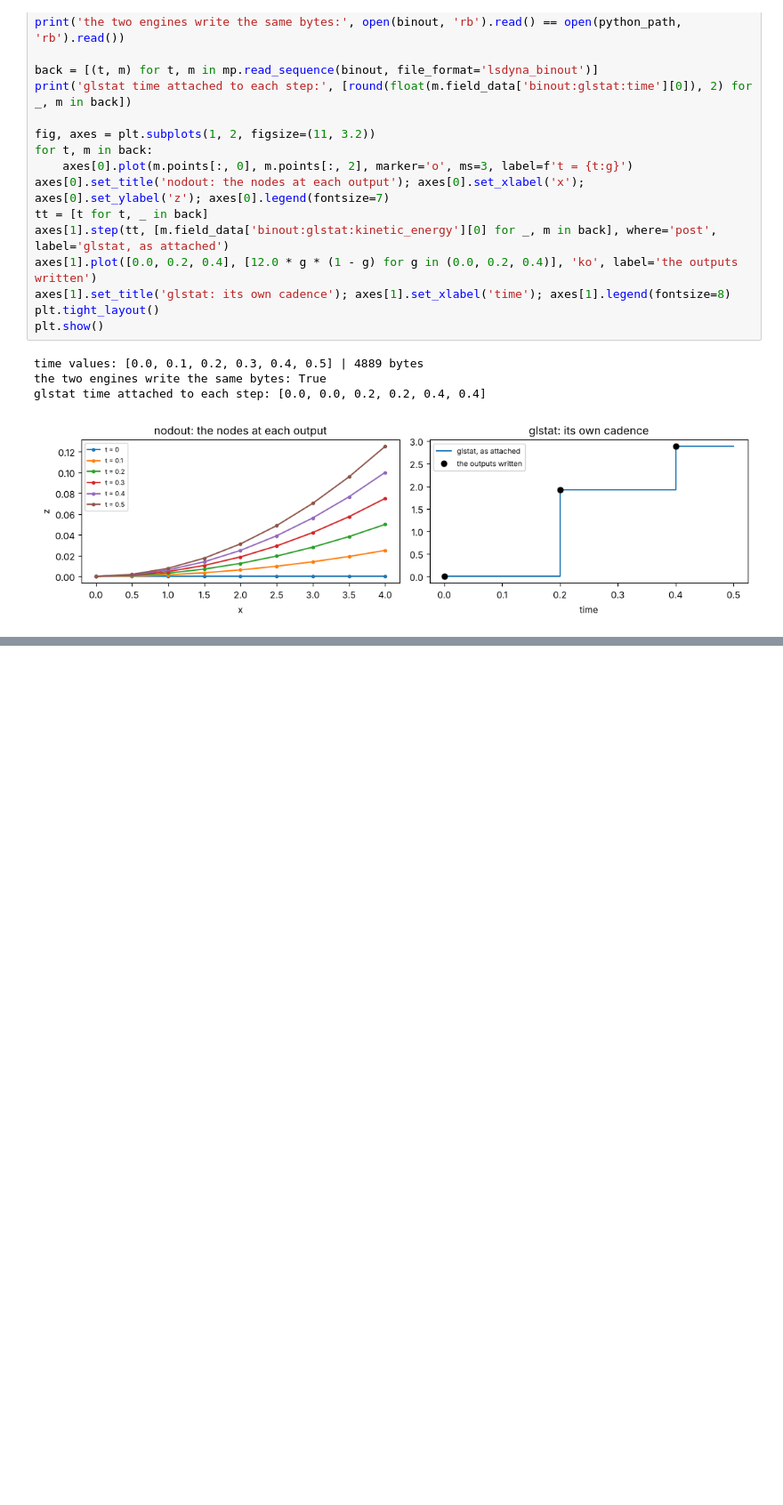
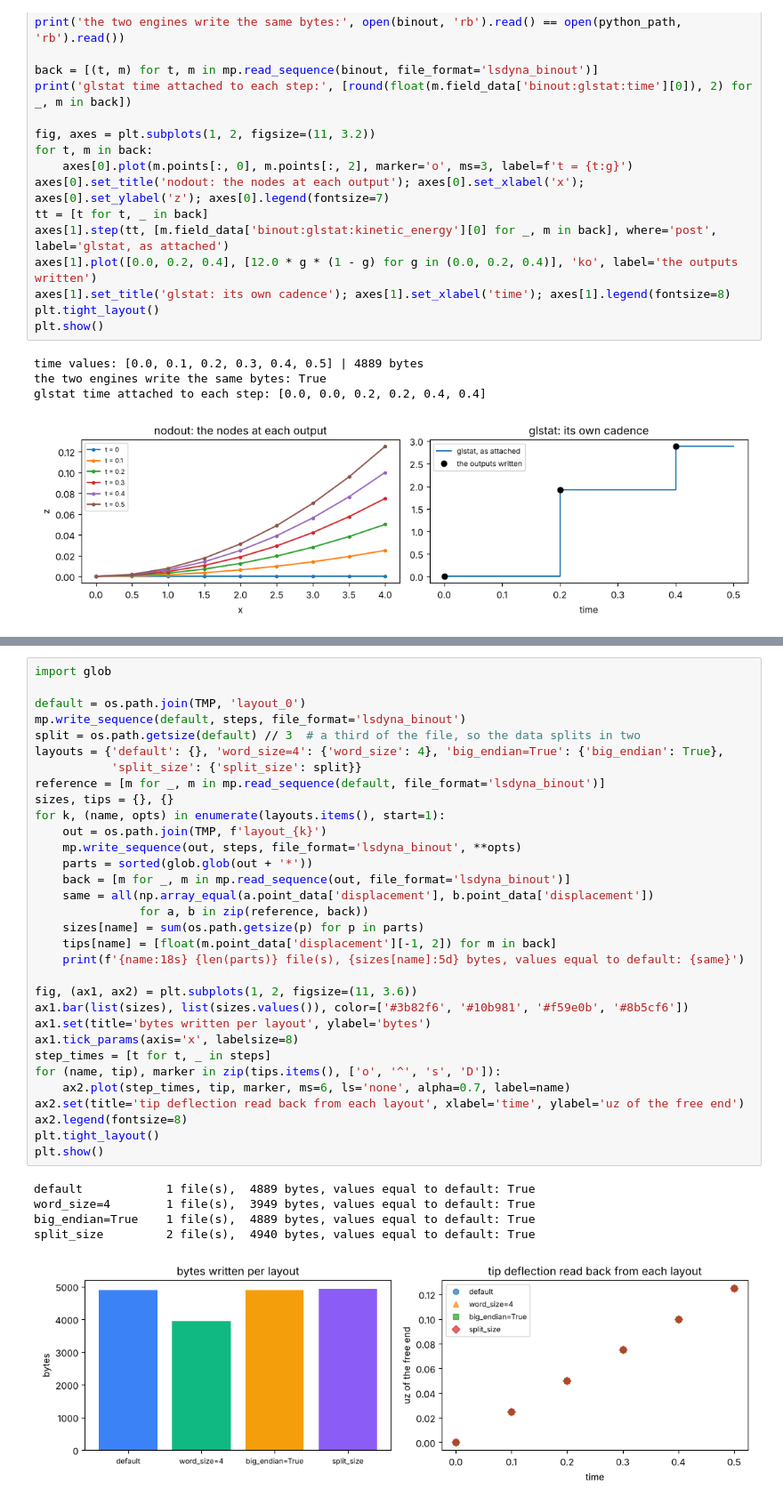
Before and after one commit to loumalouomega/meshioplusplus, a Jupyter notebook: example/python/24_format_parity.ipynb, the cells around one changed output, grey strips where cells are left out. Shown at 89% size. Cells and saved outputs as stored; diff of their text form; blank space fills up the shorter version.

```diff
--- a/example/python/24_format_parity.ipynb
+++ b/example/python/24_format_parity.ipynb
@@ -668,0 +640,38 @@ increments: [(1, 1), (1, 2), (1, 3)]
+# %%
+import glob
+
+default = os.path.join(TMP, 'layout_0')
+mp.write_sequence(default, steps, file_format='lsdyna_binout')
+split = os.path.getsize(default) // 3  # a third of the file, so the data splits in two
+layouts = {'default': {}, 'word_size=4': {'word_size': 4}, 'big_endian=True': {'big_endian': True},
+           'split_size': {'split_size': split}}
+reference = [m for _, m in mp.read_sequence(default, file_format='lsdyna_binout')]
+sizes, tips = {}, {}
+for k, (name, opts) in enumerate(layouts.items(), start=1):
+    out = os.path.join(TMP, f'layout_{k}')
+    mp.write_sequence(out, steps, file_format='lsdyna_binout', **opts)
+    parts = sorted(glob.glob(out + '*'))
+    back = [m for _, m in mp.read_sequence(out, file_format='lsdyna_binout')]
+    same = all(np.array_equal(a.point_data['displacement'], b.point_data['displacement'])
+               for a, b in zip(reference, back))
+    sizes[name] = sum(os.path.getsize(p) for p in parts)
+    tips[name] = [float(m.point_data['displacement'][-1, 2]) for m in back]
+    print(f'{name:18s} {len(parts)} file(s), {sizes[name]:5d} bytes, values equal to default: {same}')
+
+fig, (ax1, ax2) = plt.subplots(1, 2, figsize=(11, 3.6))
+ax1.bar(list(sizes), list(sizes.values()), color=['#3b82f6', '#10b981', '#f59e0b', '#8b5cf6'])
+ax1.set(title='bytes written per layout', ylabel='bytes')
+ax1.tick_params(axis='x', labelsize=8)
+step_times = [t for t, _ in steps]
+for (name, tip), marker in zip(tips.items(), ['o', '^', 's', 'D']):
+    ax2.plot(step_times, tip, marker, ms=6, ls='none', alpha=0.7, label=name)
+ax2.set(title='tip deflection read back from each layout', xlabel='time', ylabel='uz of the free end')
+ax2.legend(fontsize=8)
+plt.tight_layout()
+plt.show()
+# %% [output]
+default            1 file(s),  4889 bytes, values equal to default: True
+word_size=4        1 file(s),  3949 bytes, values equal to default: True
+big_endian=True    1 file(s),  4889 bytes, values equal to default: True
+split_size         2 file(s),  4940 bytes, values equal to default: True
+[figure, added]
```
Also changed, not shown: parts of 13 cells of this notebook, 2 other files.
